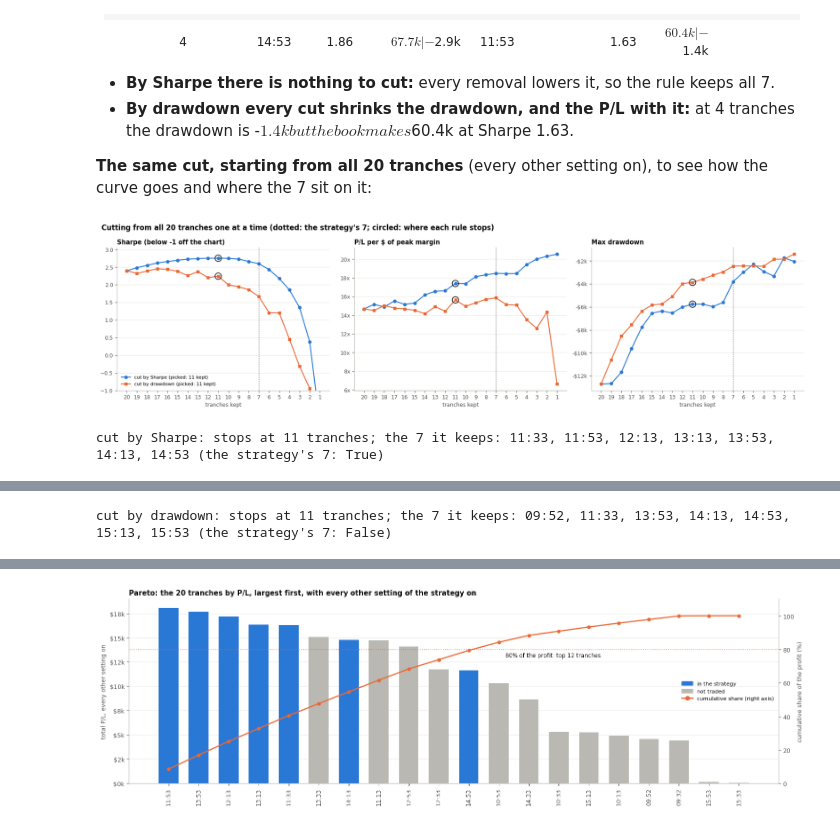
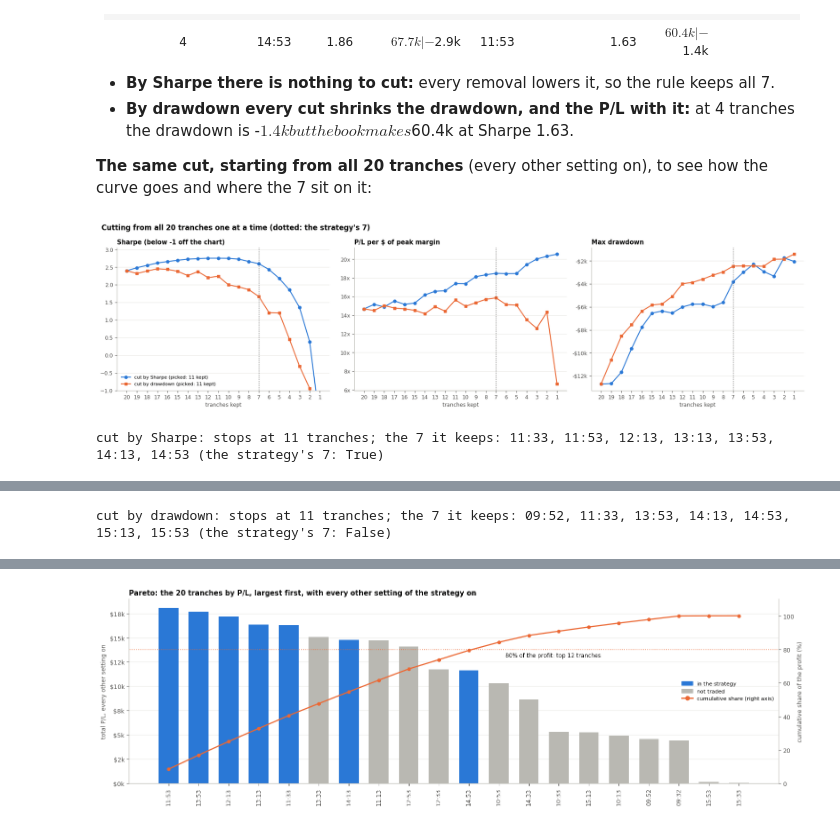
Before and after one commit to adam-masri24/ic-strat-notebooks, a Jupyter notebook: strategies/ic_strat/notebooks/ic_analysis.ipynb, the cells around one changed output, grey strips where cells are left out. Saved outputs shown, nothing was run; the diff lists cells and outputs as text; code cells hidden in the pictures.

Commit message:
Tranche cut-off charts without the stop circles

```diff
--- a/strategies/ic_strat/notebooks/ic_analysis.ipynb
+++ b/strategies/ic_strat/notebooks/ic_analysis.ipynb
@@ -1490,14 +1490,14 @@ cut by drawdown: stops at 4 tranches, cutting 11:53, 12:13, 13:13
 
 **The same cut, starting from all 20 tranches** (every other setting on), to see how the curve goes and where the 7 sit on it:
 # %%
-td.fig_elimination(tdd.paths20, heading="Cutting from all 20 tranches one at a time (dotted: the strategy's 7; circled: where each rule stops)"); plt.show()
+td.fig_elimination(tdd.paths20, heading="Cutting from all 20 tranches one at a time (dotted: the strategy's 7)"); plt.show()
 for crit, p20 in tdd.paths20.items():
     k7 = p20.loc[7, "tranches"].split(", ")
     print(f"{td.CRITERIA[crit]}: stops at {p20.attrs['best']} tranches; the 7 it keeps: {', '.join(sorted(k7))} "
           f"(the strategy's 7: {sorted(k7) == sorted(fv.SELECTED_TRANCHES)})")
     display(p20.drop(columns="tranches").round(2))
 # %% [output]
-[figure, old version]
+[figure, new version]
 cut by Sharpe: stops at 11 tranches; the 7 it keeps: 11:33, 11:53, 12:13, 13:13, 13:53, 14:13, 14:53 (the strategy's 7: True)
 |  | removed | total_pl | sharpe | sharpe_to_2024 | sharpe_from_2025 | max_drawdown | pl_per_dd | pl_per_tranche | ... |
 | kept |  |  |  |  |  |  |  |  | ... |
```
Also changed, not shown: parts of 2 cells of this notebook, 5 other files.
